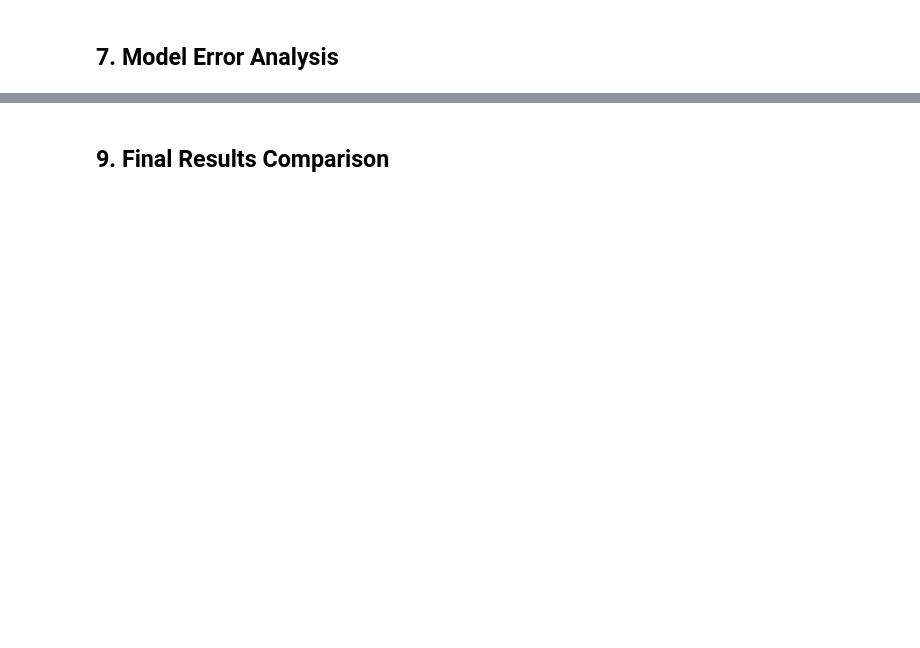
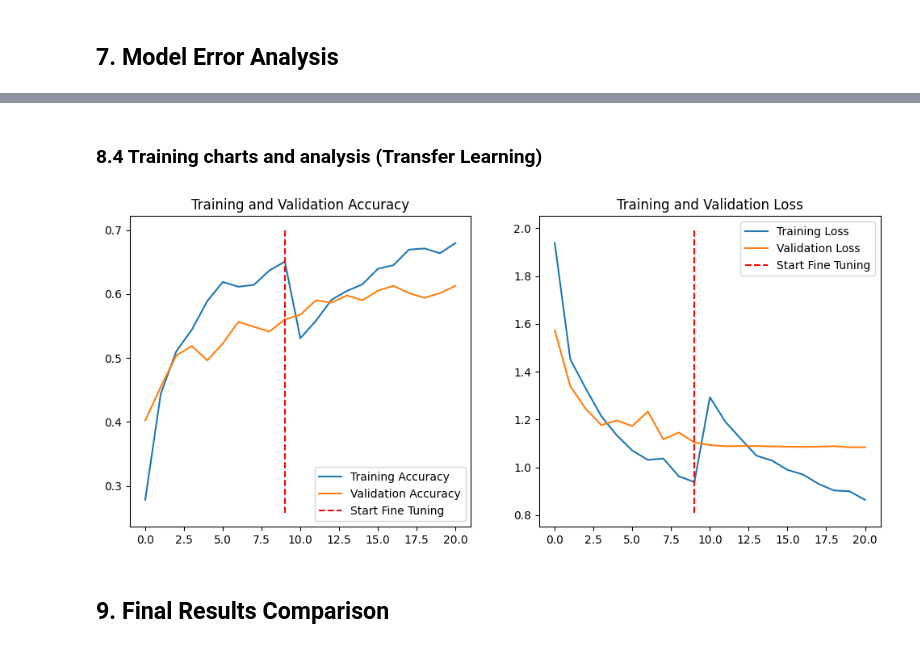
Before and after one commit to IlliaKrivoruchko/lizard-challenge, a Jupyter notebook: Lizard_Classification_Team7.ipynb, the cells around one changed output, grey strips where cells are left out. Saved outputs shown, nothing was run; the diff lists cells and outputs as text; code cells hidden in the pictures; blank space fills up the shorter version.

```diff
--- a/Lizard_Classification_Team7.ipynb
+++ b/Lizard_Classification_Team7.ipynb
@@ -312,0 +397,9 @@ Success! 'baseline_submission.csv' is ready for Kaggle upload.
+# %%
+print("--- Phase 1: Training the New Classification Head ---")
+initial_epochs = 10
+
+history_tl = model_tl.fit(
+    train_ds,
+    validation_data=val_ds,
+    epochs=initial_epochs
+)
@@ -313,2 +473,35 @@ Success! 'baseline_submission.csv' is ready for Kaggle upload.
+# %% [markdown]
+### 8.4 Training charts and analysis (Transfer Learning)
+# %%
+# Function to plot Transfer Learning with the Fine-Tuning line
+def plot_fine_tuning(history_1, history_2, initial_epochs):
+    acc = history_1.history['accuracy'] + history_2.history['accuracy']
+    val_acc = history_1.history['val_accuracy'] + history_2.history['val_accuracy']
+    loss = history_1.history['loss'] + history_2.history['loss']
+    val_loss = history_1.history['val_loss'] + history_2.history['val_loss']
+
+    plt.figure(figsize=(12, 5))
+
+    # Accuracy Plot
+    plt.subplot(1, 2, 1)
+    plt.plot(acc, label='Training Accuracy')
+    plt.plot(val_acc, label='Validation Accuracy')
+    plt.plot([initial_epochs-1, initial_epochs-1], plt.ylim(), label='Start Fine Tuning', color='red', linestyle='--')
+    plt.legend(loc='lower right')
+    plt.title('Training and Validation Accuracy')
+
+    # Loss Plot
+    plt.subplot(1, 2, 2)
+    plt.plot(loss, label='Training Loss')
+    plt.plot(val_loss, label='Validation Loss')
+    plt.plot([initial_epochs-1, initial_epochs-1], plt.ylim(), label='Start Fine Tuning', color='red', linestyle='--')
+    plt.legend(loc='upper right')
+    plt.title('Training and Validation Loss')
+
+    plt.show()
+
+plot_fine_tuning(history_tl, history_fine, initial_epochs)
+# %% [output]
+[figure, added]
 # %% [markdown]
 ## 9. Final Results Comparison
```
Also changed, not shown: parts of 19 cells of this notebook, 2 other files.
